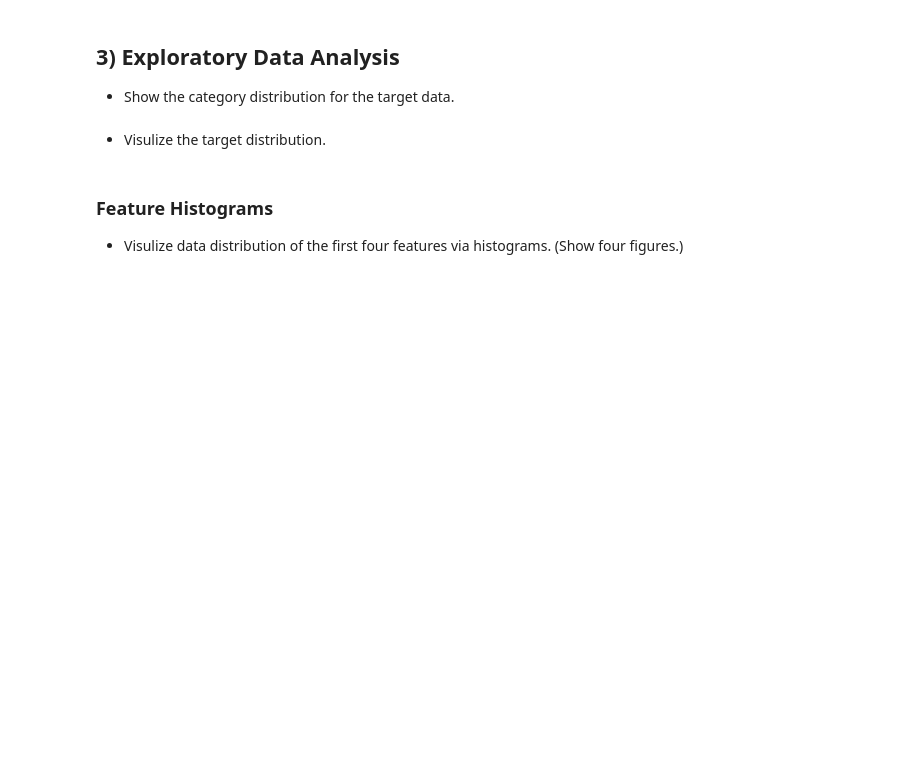
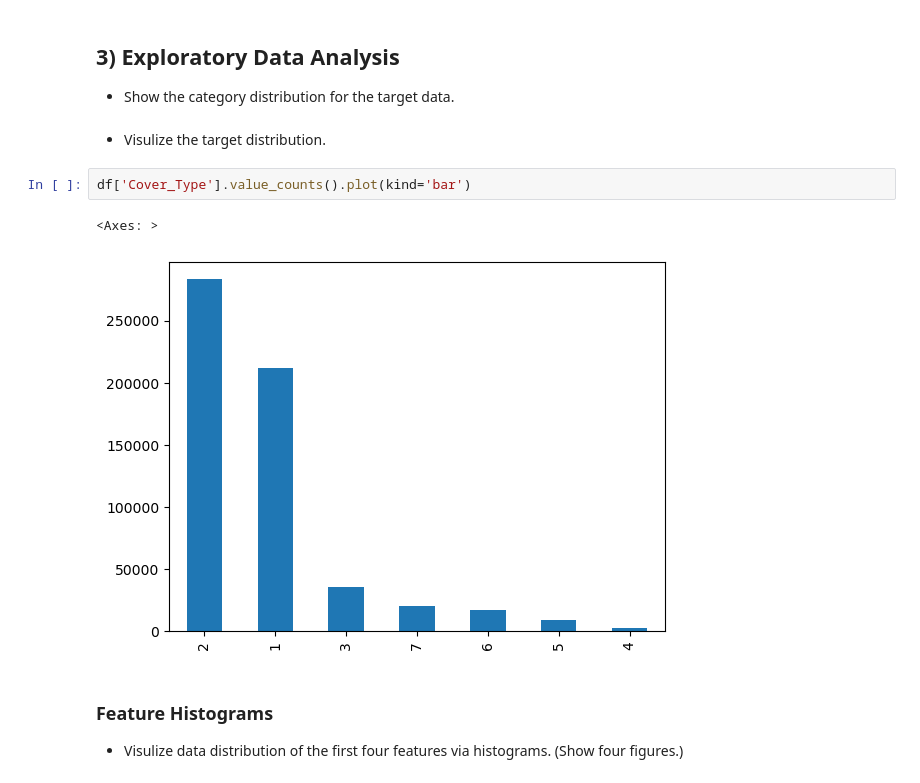
Before and after one commit to rangsimanketkaew/phy371, a Jupyter notebook: Lab3.ipynb, the cells around one changed output. Cells and saved outputs as stored; diff of their text form; blank space fills up the shorter version.

```diff
--- a/Lab3.ipynb
+++ b/Lab3.ipynb
@@ -162,6 +183,11 @@ df.describe()
 - Show the category distribution for the target data.
 # %% [markdown]
 - Visulize the target distribution.
+# %%
+df['Cover_Type'].value_counts().plot(kind='bar')
+# %% [output]
+<Axes: >
+[figure, added]
 # %% [markdown]
 ### Feature Histograms
 - Visulize data distribution of the first four features via histograms. (Show four figures.)
```
Also changed, not shown: parts of 28 cells of this notebook.
